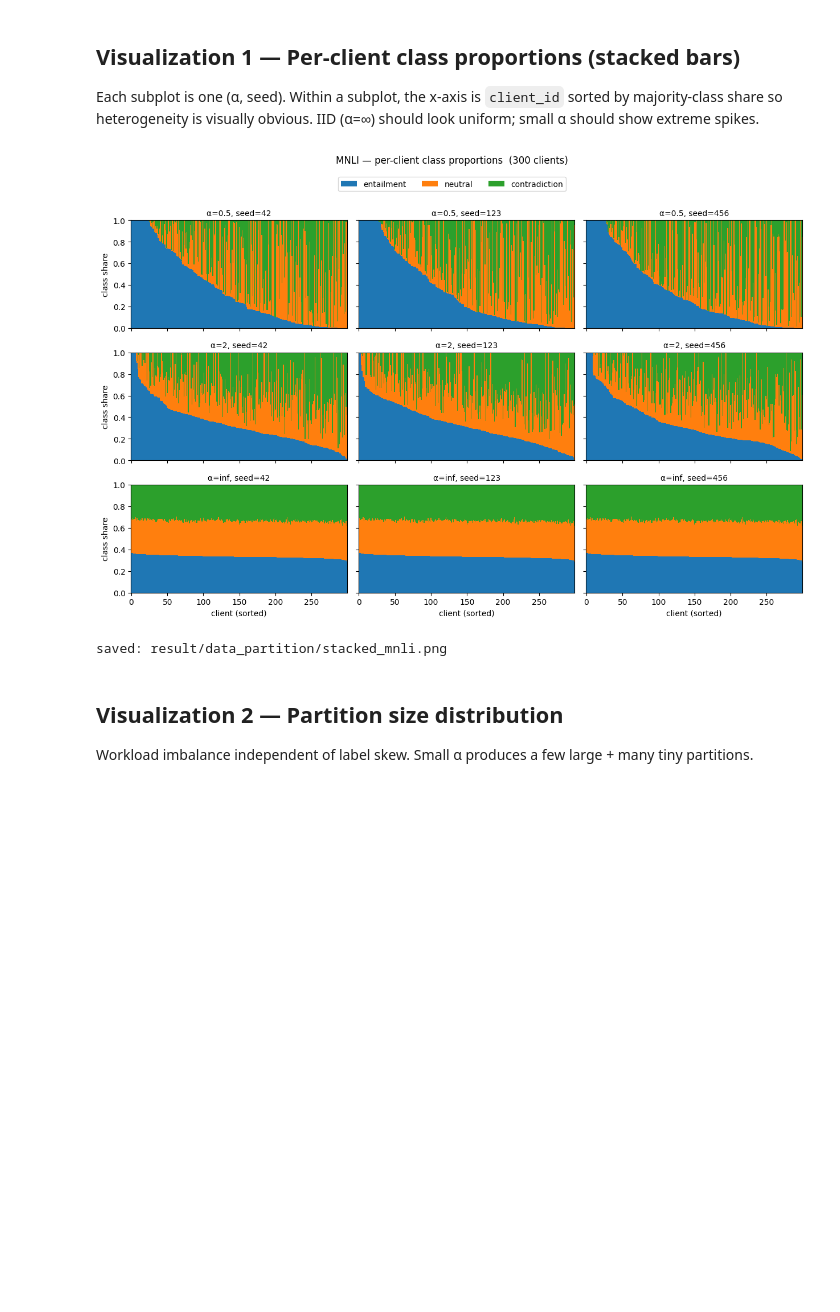
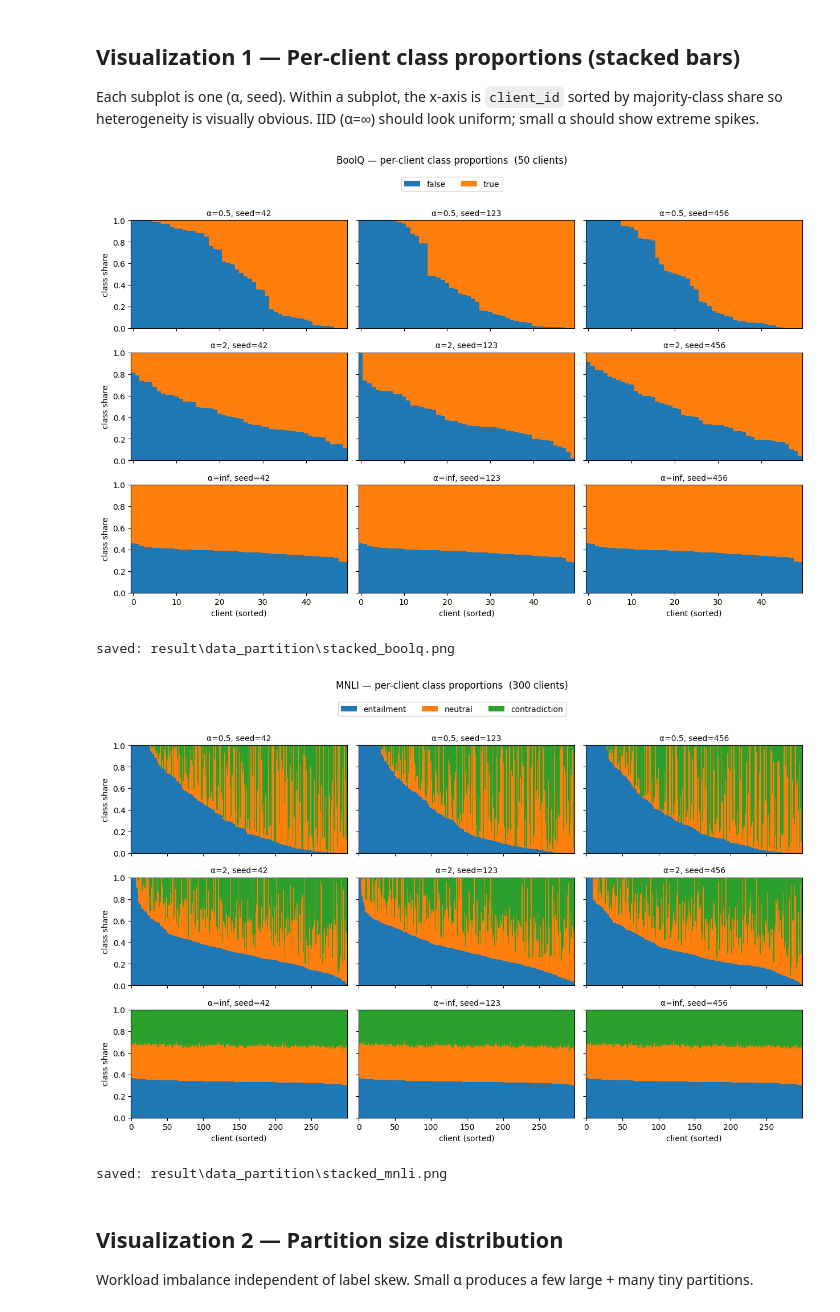
Before and after one commit to ilhamelhamdi/u-flora, a Jupyter notebook: preliminary/dataset_partition.ipynb, the cells around one changed output. Saved outputs shown, nothing was run; the diff lists cells and outputs as text; code cells hidden in the pictures; blank space fills up the shorter version.

Commit message:
preliminary: try different dirichlet alpha combos

```diff
--- a/preliminary/dataset_partition.ipynb
+++ b/preliminary/dataset_partition.ipynb
@@ -46,17 +46,19 @@ class TaskSpec:
     num_partitions: int
     num_classes: int
     label_names: list[str]
+    min_partition_size: int
 
 TASKS: dict[str, TaskSpec] = {
-    # "boolq": TaskSpec(
-    #     name="BoolQ",
-    #     hf_path="super_glue",
-    #     hf_subset="boolq",
-    #     train_split="train",
-    #     num_partitions=50,
-    #     num_classes=2,
-    #     label_names=["false", "true"],
-    # ),
+    "boolq": TaskSpec(
+        name="BoolQ",
+        hf_path="super_glue",
+        hf_subset="boolq",
+        train_split="train",
+        num_partitions=50,
+        num_classes=2,
+        label_names=["false", "true"],
+        min_partition_size=4,
+    ),
     "mnli": TaskSpec(
         name="MNLI",
         hf_path="glue",
@@ -65,6 +67,7 @@ TASKS: dict[str, TaskSpec] = {
         num_partitions=300,
         num_classes=3,
         label_names=["entailment", "neutral", "contradiction"],
+        min_partition_size=32,
     ),
 }
 
@@ -78,7 +81,9 @@ def alpha_label(a: float) -> str:
 
 Mirrors `u_flora/dataset.py::_get_partitioner` — Dirichlet for finite α, IID for α=∞.
 # %%
-def make_partitioner(num_partitions: int, alpha: float, seed: int):
+def make_partitioner(
+    num_partitions: int, alpha: float, min_partition_size: int, seed: int
+):
     if math.isinf(alpha):
         # IidPartitioner has no seed kwarg; partitioning is deterministic by index.
         return IidPartitioner(num_partitions=num_partitions)
@@ -87,19 +92,21 @@ def make_partitioner(num_partitions: int, alpha: float, seed: int):
         partition_by="label",
         alpha=alpha,
         seed=seed,
-        min_partition_size=32,   # default 10 rejects α=0.1 draws; we want to *see* the imbalance
-        self_balancing=True,   # show the raw Dirichlet draw, not a rebalanced one
+        min_partition_size=min_partition_size,
+        self_balancing=True,  # show the raw Dirichlet draw, not a rebalanced one
     )
 
 
-def collect_partition_matrix(
-    spec: TaskSpec, alpha: float, seed: int
-) -> np.ndarray:
+def collect_partition_matrix(spec: TaskSpec, alpha: float, seed: int) -> np.ndarray:
     """Return an (num_partitions, num_classes) matrix of class counts."""
     fds = FederatedDataset(
         dataset=spec.hf_path,
         subset=spec.hf_subset,
-        partitioners={spec.train_split: make_partitioner(spec.num_partitions, alpha, seed)},
+        partitioners={
+            spec.train_split: make_partitioner(
+                spec.num_partitions, alpha, spec.min_partition_size, seed
+            )
+        },
     )
     counts = np.zeros((spec.num_partitions, spec.num_classes), dtype=np.int64)
     for pid in range(spec.num_partitions):
@@ -242,36 +265,38 @@ def plot_stacked(task_key: str):
             props = props[order]
 
             x = np.arange(props.shape[0])
             bottom = np.zeros(props.shape[0])
             for c in range(spec.num_classes):
                 ax.bar(
                     x, props[:, c], bottom=bottom,
                     color=colors[c], width=1.0,
                     label=spec.label_names[c] if (i == 0 and j == 0) else None,
                 )
                 bottom += props[:, c]
 
             ax.set_title(f"α={alpha_label(alpha)}, seed={seed}", fontsize=10)
             ax.set_ylim(0, 1)
             ax.set_xlim(-0.5, spec.num_partitions - 0.5)
             if j == 0:
                 ax.set_ylabel("class share")
             if i == len(ALPHAS) - 1:
                 ax.set_xlabel("client (sorted)")
 
     fig.legend(loc="upper center", ncol=spec.num_classes, bbox_to_anchor=(0.5, 1.02))
     fig.suptitle(f"{spec.name} — per-client class proportions  ({spec.num_partitions} clients)", y=1.06, fontsize=12)
     plt.tight_layout()
     out = OUT_DIR / f"stacked_{task_key}.png"
     # plt.savefig(out, dpi=140, bbox_inches="tight")
     plt.show()
     print(f"saved: {out}")
 
-# plot_stacked("boolq")
+plot_stacked("boolq")
 plot_stacked("mnli")
 # %% [output]
-[figure, old version]
+[figure, new version]
-saved: result/data_partition/stacked_mnli.png
+saved: result\data_partition\stacked_boolq.png
+[figure, added]
+saved: result\data_partition\stacked_mnli.png
 # %% [markdown]
 ## Visualization 2 — Partition size distribution
 
```
Also changed, not shown: parts of 3 cells of this notebook.
